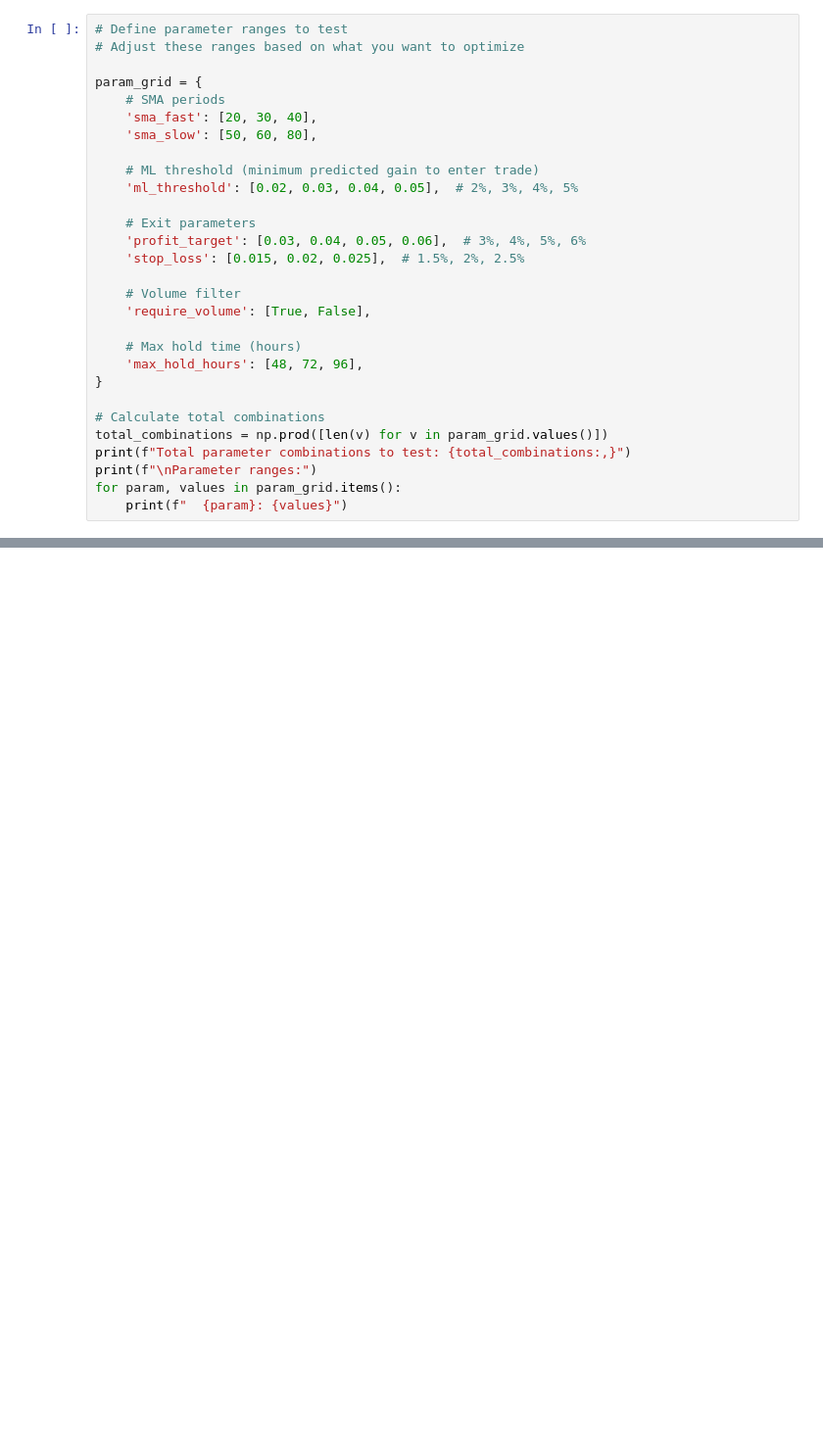
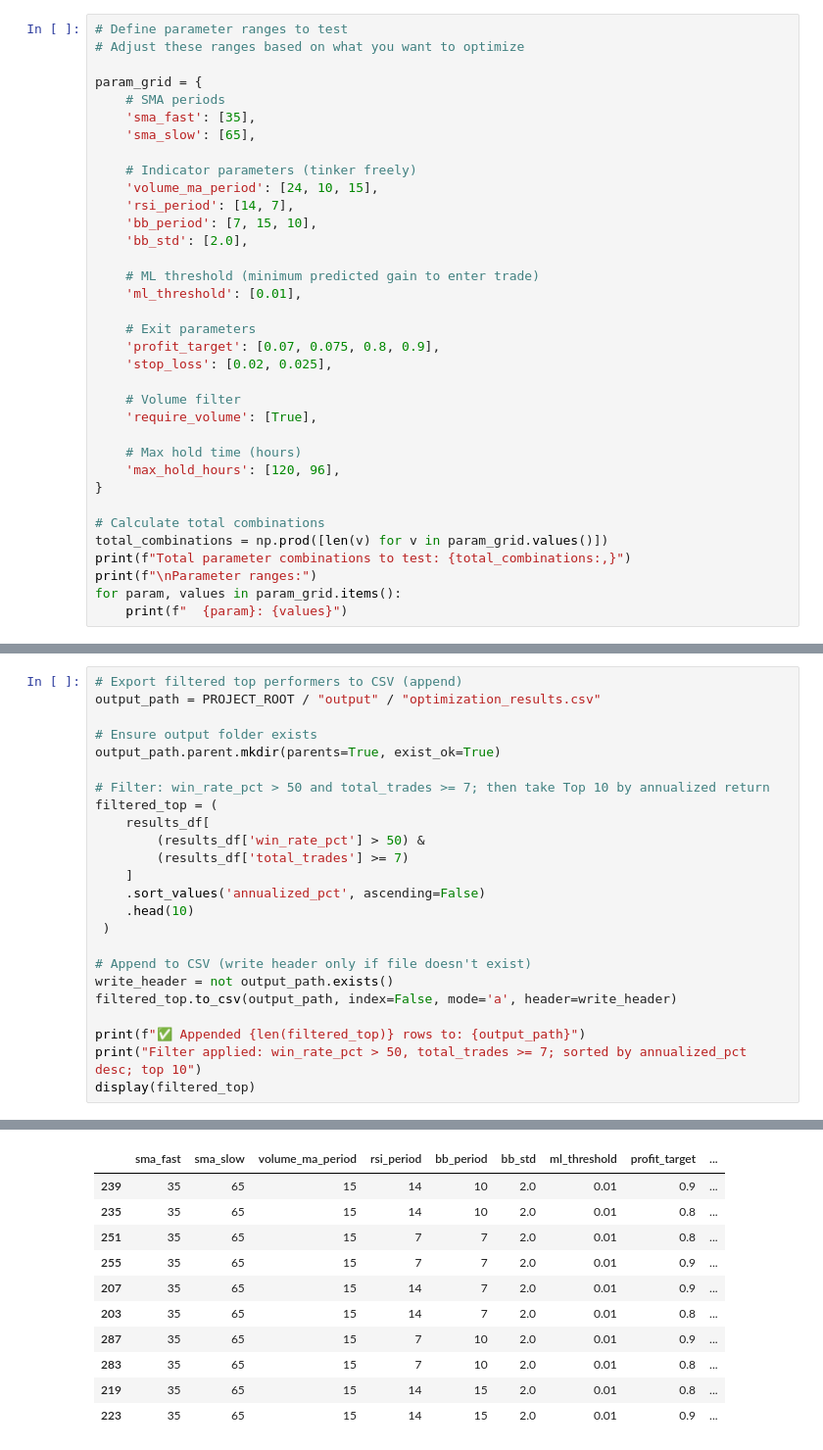
Before and after one commit to raztras/trading-bot-project, a Jupyter notebook: notebooks/exploration.ipynb, the cells around one changed output, grey strips where cells are left out. Shown at 98% size. Cells and saved outputs as stored; diff of their text form; blank space fills up the shorter version.

```diff
--- a/notebooks/exploration.ipynb
+++ b/notebooks/exploration.ipynb
@@ -37,21 +73,27 @@ print("✅ Strategy modules imported")
 
 param_grid = {
     # SMA periods
-    'sma_fast': [20, 30, 40],
-    'sma_slow': [50, 60, 80],
+    'sma_fast': [35],
+    'sma_slow': [65],
+
+    # Indicator parameters (tinker freely)
+    'volume_ma_period': [24, 10, 15],
+    'rsi_period': [14, 7],
+    'bb_period': [7, 15, 10],
+    'bb_std': [2.0],
 
     # ML threshold (minimum predicted gain to enter trade)
-    'ml_threshold': [0.02, 0.03, 0.04, 0.05],  # 2%, 3%, 4%, 5%
+    'ml_threshold': [0.01],
 
     # Exit parameters
-    'profit_target': [0.03, 0.04, 0.05, 0.06],  # 3%, 4%, 5%, 6%
-    'stop_loss': [0.015, 0.02, 0.025],  # 1.5%, 2%, 2.5%
+    'profit_target': [0.07, 0.075, 0.8, 0.9],
+    'stop_loss': [0.02, 0.025],
 
     # Volume filter
-    'require_volume': [True, False],
+    'require_volume': [True],
 
     # Max hold time (hours)
-    'max_hold_hours': [48, 72, 96],
+    'max_hold_hours': [120, 96],
 }
 
 # Calculate total combinations
@@ -228,0 +345,25 @@ print(f"\nColumns: {', '.join(results_df.columns.tolist())}")
+# %%
+# Export filtered top performers to CSV (append)
+output_path = PROJECT_ROOT / "output" / "optimization_results.csv"
+
+# Ensure output folder exists
+output_path.parent.mkdir(parents=True, exist_ok=True)
+
+# Filter: win_rate_pct > 50 and total_trades >= 7; then take Top 10 by annualized return
+filtered_top = (
+    results_df[
+        (results_df['win_rate_pct'] > 50) &
+        (results_df['total_trades'] >= 7)
+    ]
+    .sort_values('annualized_pct', ascending=False)
+    .head(10)
+ )
+
+# Append to CSV (write header only if file doesn't exist)
+write_header = not output_path.exists()
+filtered_top.to_csv(output_path, index=False, mode='a', header=write_header)
+
+print(f"✅ Appended {len(filtered_top)} rows to: {output_path}")
+print("Filter applied: win_rate_pct > 50, total_trades >= 7; sorted by annualized_pct desc; top 10")
+display(filtered_top)
+# %% [output]
@@ -228,0 +372,11 @@ print(f"\nColumns: {', '.join(results_df.columns.tolist())}")
+|  | sma_fast | sma_slow | volume_ma_period | rsi_period | bb_period | bb_std | ml_threshold | profit_target | ... |
+| 239 | 35 | 65 | 15 | 14 | 10 | 2.0 | 0.01 | 0.9 | ... |
+| 235 | 35 | 65 | 15 | 14 | 10 | 2.0 | 0.01 | 0.8 | ... |
+| 251 | 35 | 65 | 15 | 7 | 7 | 2.0 | 0.01 | 0.8 | ... |
+| 255 | 35 | 65 | 15 | 7 | 7 | 2.0 | 0.01 | 0.9 | ... |
+| 207 | 35 | 65 | 15 | 14 | 7 | 2.0 | 0.01 | 0.9 | ... |
+| 203 | 35 | 65 | 15 | 14 | 7 | 2.0 | 0.01 | 0.8 | ... |
+| 287 | 35 | 65 | 15 | 7 | 10 | 2.0 | 0.01 | 0.9 | ... |
+| 283 | 35 | 65 | 15 | 7 | 10 | 2.0 | 0.01 | 0.8 | ... |
+| 219 | 35 | 65 | 15 | 14 | 15 | 2.0 | 0.01 | 0.8 | ... |
+| 223 | 35 | 65 | 15 | 14 | 15 | 2.0 | 0.01 | 0.9 | ... |
```
Also changed, not shown: parts of 11 cells of this notebook, 15 other files.
